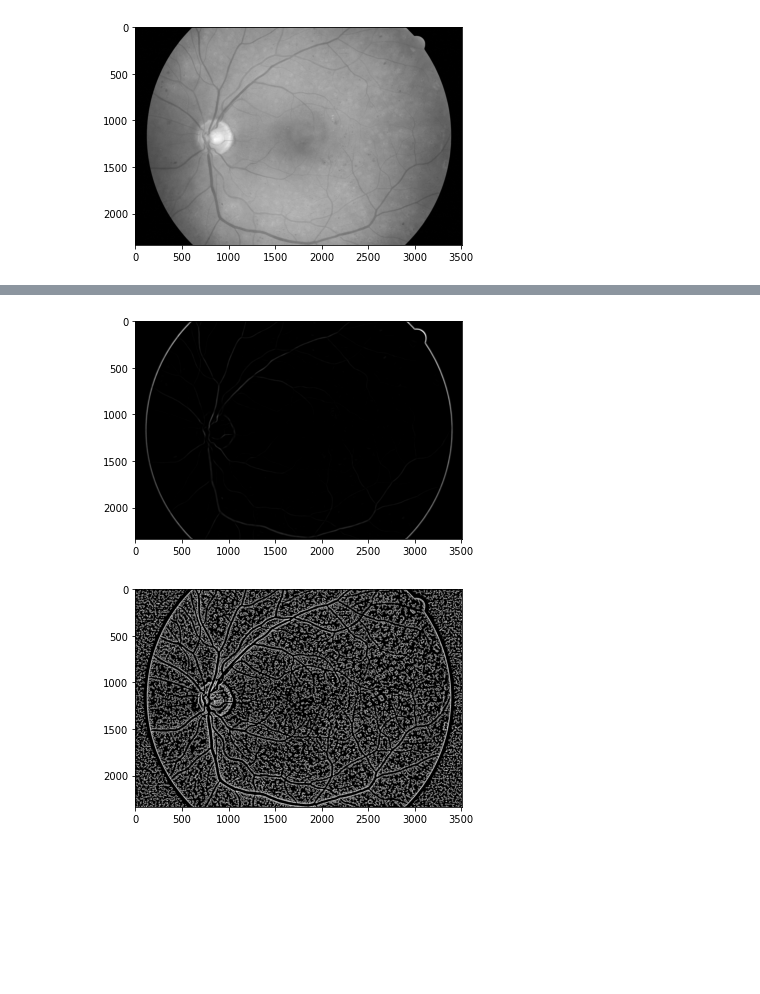
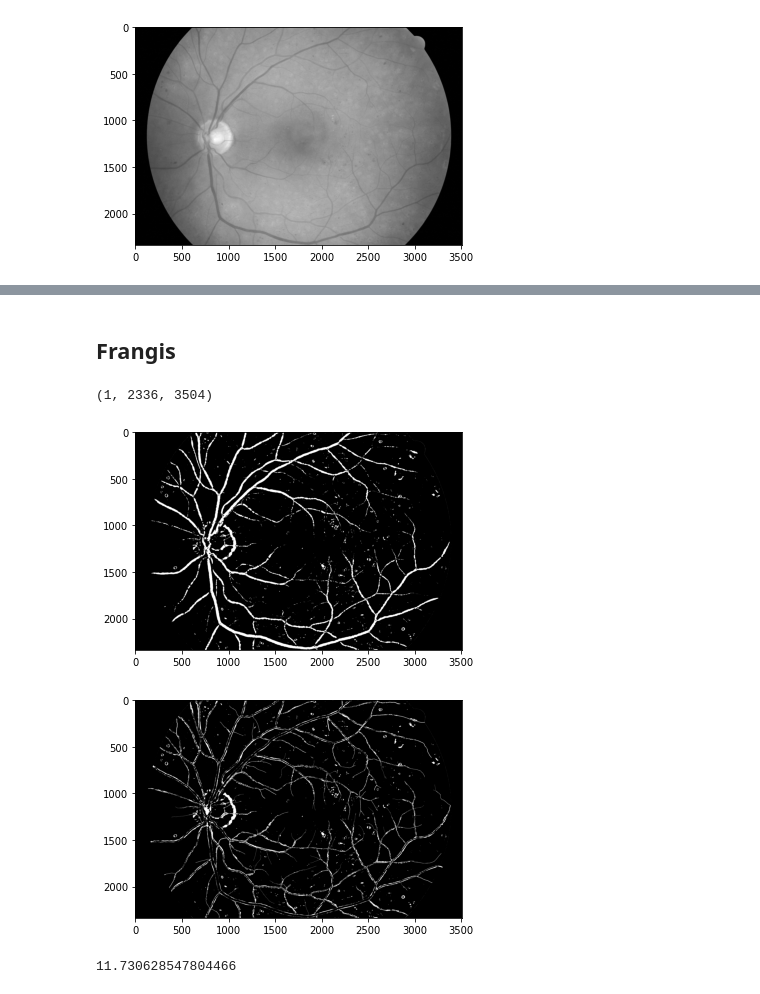
Before and after one commit to MerlinSchoose/imed2, a Jupyter notebook: Segmentation.ipynb, the cells around one changed output, grey strips where cells are left out. Cells and saved outputs as stored; diff of their text form; code cells hidden in the pictures; blank space fills up the shorter version.

Commit message:
[FAUGI] implements faugi filter with ok parameters

```diff
--- a/Segmentation.ipynb
+++ b/Segmentation.ipynb
@@ -12,0 +16,2 @@ img = np.array(Image.open(dataset_dir + "images/01_dr.JPG").convert("L"))
+# %%
+mask_dataset = np.array([np.array(Image.open(mask_dir + mask).convert("L")).astype(bool) for mask in sorted(os.listdir(mask_dir))])
@@ -21,7 +49,17 @@ plt.show()
+# %% [markdown]
+## Frangis
+# %%
+nb_img = 1
 # %%
-frangi_img = skimage.filters.frangi(img)
+frangis = np.array([skimage.filters.frangi(img, sigmas=range(1, 15, 1), alpha=.5, beta=.1, gamma=15) for img in img_dataset[:nb_img]])
+print(frangis.shape)
+# %% [output]
+(1, 2336, 3504)
+# %%
+threshold = 1e-7
+masked_frangis = np.array([np.where(mask_dataset[i] & (frangis[i] > threshold), 1, 0) for i in range(nb_img)])
 # %%
-plt.imshow(frangi_img, cmap=plt.cm.gray)
+plt.imshow(masked_frangis[0], cmap=plt.cm.gray)
 plt.show()
 # %% [output]
-[figure, old version]
+[figure, new version]
@@ -30,5 +65,0 @@ hessian_img = skimage.filters.hessian(img)
-# %%
-plt.imshow(hessian_img, cmap=plt.cm.gray)
-plt.show()
-# %% [output]
-[figure, removed]
@@ -34,0 +69,8 @@ plt.show()
+# %%
+plt.imshow(errors[0], cmap=plt.cm.gray)
+plt.show()
+
+print(mean_error)
+# %% [output]
+[figure, added]
+11.730628547804466
```
Also changed, not shown: parts of 10 cells of this notebook.
